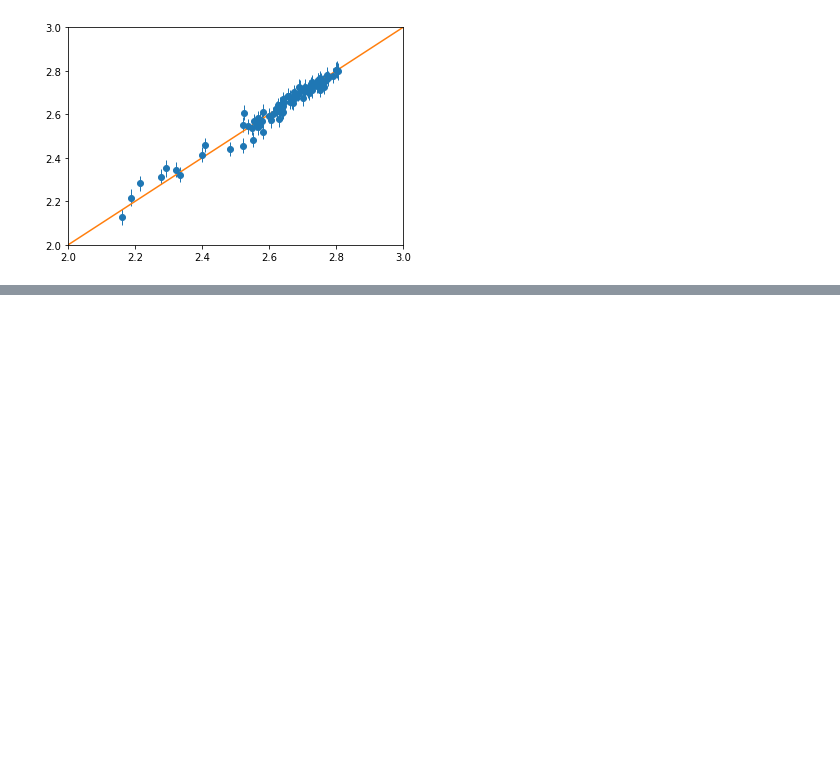
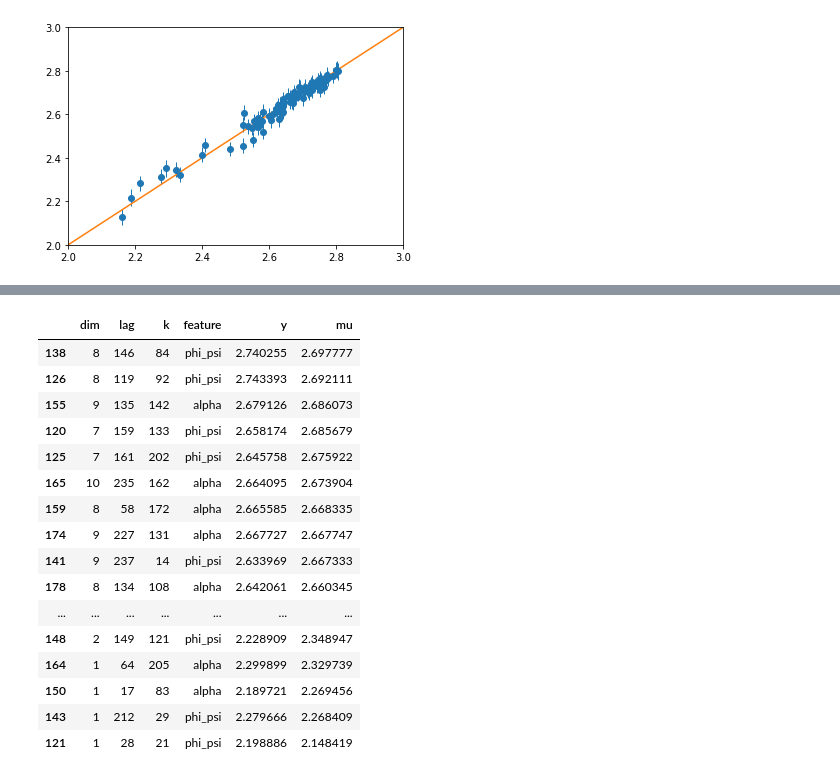
Before and after one commit to RobertArbon/Mal_L, a Jupyter notebook: 7_best_hyperparameter.ipynb, the cells around one changed output, grey strips where cells are left out. Drawn from its saved outputs; the diff is of its cells as text; code cells hidden in the pictures; blank space fills up the shorter version.

```diff
--- a/7_best_hyperparameter.ipynb
+++ b/7_best_hyperparameter.ipynb
@@ -231,0 +273,25 @@ results.loc[np.argsort(mu)[::-1], :]
+# %%
+results['mu']= mu
+# %%
+best = results.sort_values(by=['mu'], ascending=False)
+best.to_csv('common/best_{}_hps.csv'.format(sim), index=False)
+# %%
+best.loc[best['feature']!='contact_filtered', :]
+# %% [output]
+|  | dim | lag | k | feature | y | mu |
+| 138 | 8 | 146 | 84 | phi_psi | 2.740255 | 2.697777 |
+| 126 | 8 | 119 | 92 | phi_psi | 2.743393 | 2.692111 |
+| 155 | 9 | 135 | 142 | alpha | 2.679126 | 2.686073 |
+| 120 | 7 | 159 | 133 | phi_psi | 2.658174 | 2.685679 |
+| 125 | 7 | 161 | 202 | phi_psi | 2.645758 | 2.675922 |
+| 165 | 10 | 235 | 162 | alpha | 2.664095 | 2.673904 |
+| 159 | 8 | 58 | 172 | alpha | 2.665585 | 2.668335 |
+| 174 | 9 | 227 | 131 | alpha | 2.667727 | 2.667747 |
+| 141 | 9 | 237 | 14 | phi_psi | 2.633969 | 2.667333 |
+| 178 | 8 | 134 | 108 | alpha | 2.642061 | 2.660345 |
+| ... | ... | ... | ... | ... | ... | ... |
+| 148 | 2 | 149 | 121 | phi_psi | 2.228909 | 2.348947 |
+| 164 | 1 | 64 | 205 | alpha | 2.299899 | 2.329739 |
+| 150 | 1 | 17 | 83 | alpha | 2.189721 | 2.269456 |
+| 143 | 1 | 212 | 29 | phi_psi | 2.279666 | 2.268409 |
+| 121 | 1 | 28 | 21 | phi_psi | 2.198886 | 2.148419 |
```
Also changed, not shown: parts of 12 cells of this notebook.
